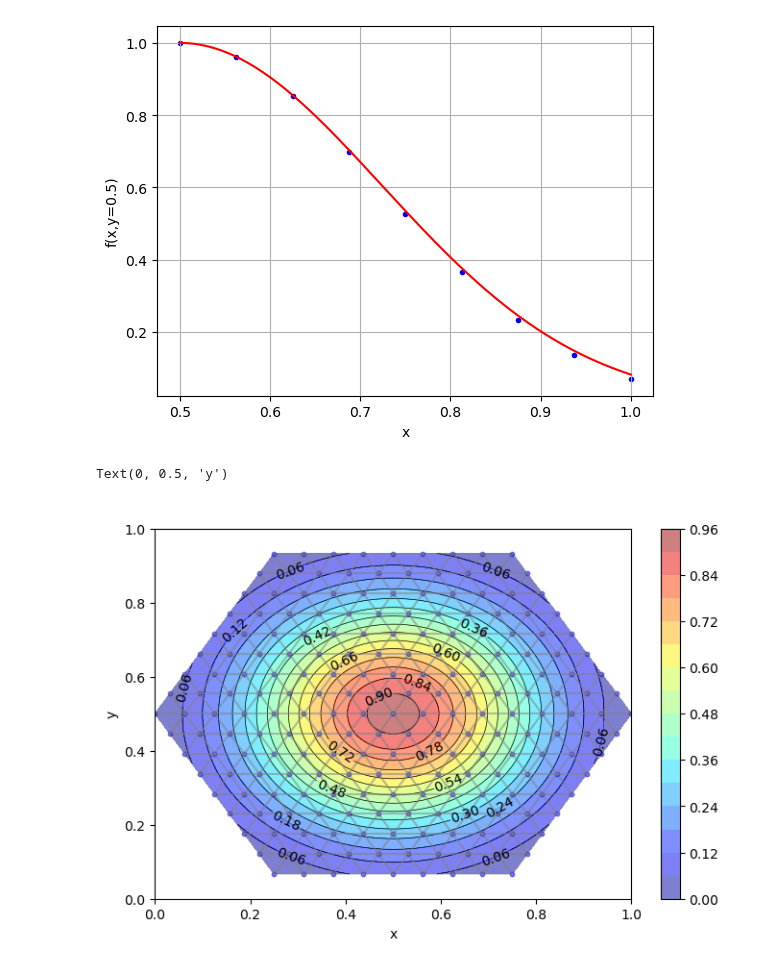
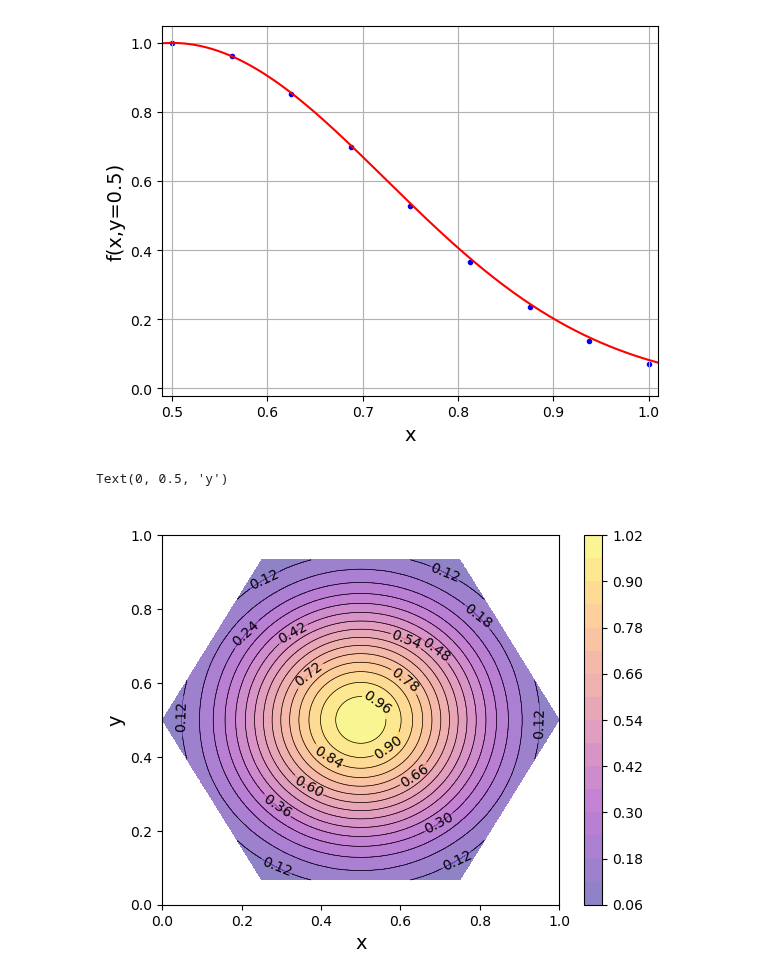
Before and after one commit to JaNiebu/BT_DECinPhysics, a Jupyter notebook: plot.ipynb, the cells around one changed output. Drawn from its saved outputs; the diff is of its cells as text; code cells hidden in the pictures.

```diff
--- a/plot.ipynb
+++ b/plot.ipynb
@@ -35,16 +36,16 @@ def InterpolationPlot( Vertices , Values, Title, Triangulation):
     zi = griddata( Vertices , Values, (xi[None,:], yi[:,None]), method='cubic')
     # contour the gridded data, plotting dots at the randomly spaced data points.
     CS1 = plt.contour(xi,yi,zi,15,linewidths=0.5,colors='k')
-    CS2 = plt.contourf(xi,yi,zi,15,cmap=plt.cm.jet,alpha=0.5)
+    CS2 = plt.contourf(xi,yi,zi,15,cmap='plasma',alpha=0.5)
     plt.clabel(CS1, inline=True)
     plt.colorbar() # draw colorbar
     # plot data points.
-    plt.scatter(V[::,:1:],V[::,1::],marker='o',c='b',s=10,alpha=.5)
-    for i in range(0, len(Triangulation) , 1):
-        for j in range( 0, 3 , 1):
-                k = int(Triangulation[i][j])
-                l = int(Triangulation[i][(j+1)%3])
-                plt.plot( [V[k][0],V[l][0]], [V[k][1],V[l][1]] , c='grey',alpha=0.3)
+    #plt.scatter(V[::,:1:],V[::,1::],marker='o',c='b',s=10,alpha=.5)
+    #for i in range(0, len(Triangulation) , 1):
+    #    for j in range( 0, 3 , 1):
+    #            k = int(Triangulation[i][j])
+    #            l = int(Triangulation[i][(j+1)%3])
+    #            plt.plot( [V[k][0],V[l][0]], [V[k][1],V[l][1]] , c='grey',alpha=0.3)
     plt.xlim(0,1)
     plt.ylim(0,1)
     plt.title(Title)
@@ -54,27 +55,29 @@ for i in range(0,len(V)):
     if( V[i][1]==0.5 and V[i][0]>=0.5 ):
         RadialValues.append( (V[i][0] , Sol[i]) )
 
-X = np.linspace(0.5,1.,1000)
+X = np.linspace(0.4,1.1,1000)
 Y = np.array(RadialValues)
 constant = np.min(Y[::,1::])
 constant2 = 1 - np.max(Y[::,1::])
+constant3 = math.exp(-2.5)-constant
 plt.grid()
 #plt.ylim(-7.1,5.5)
 for i in range(0, len(RadialValues)):
     plt.scatter( RadialValues[i][0], RadialValues[i][1]+constant2, c='b', marker='.')
 plt.plot(X, np.exp(-10.*(X-0.5)**2), c='r')
-plt.xlabel('x')
-plt.ylabel(r'f(x,y=0.5)')
+plt.xlabel('x',fontsize=14)
+plt.xlim(0.49,1.01)
+plt.ylabel(r'f(x,y=0.5)',fontsize=14)
 plt.show()
 
 Val = np.array(RadialValues)
 # %% [output]
-[figure, old version]
+[figure, new version]
 # %%
-fig, ax = plt.subplots(figsize=(8, 5))
-InterpolationPlot( V , Sol -constant, " ", T)
-plt.xlabel('x')
-plt.ylabel('y')
+
+InterpolationPlot( V , Sol +constant2, " ", T)
+plt.xlabel('x',fontsize=14)
+plt.ylabel('y',fontsize=14)
 # %% [output]
 Text(0, 0.5, 'y')
-[figure, old version]
+[figure, new version]
```
Also changed, not shown: parts of 5 cells of this notebook.
